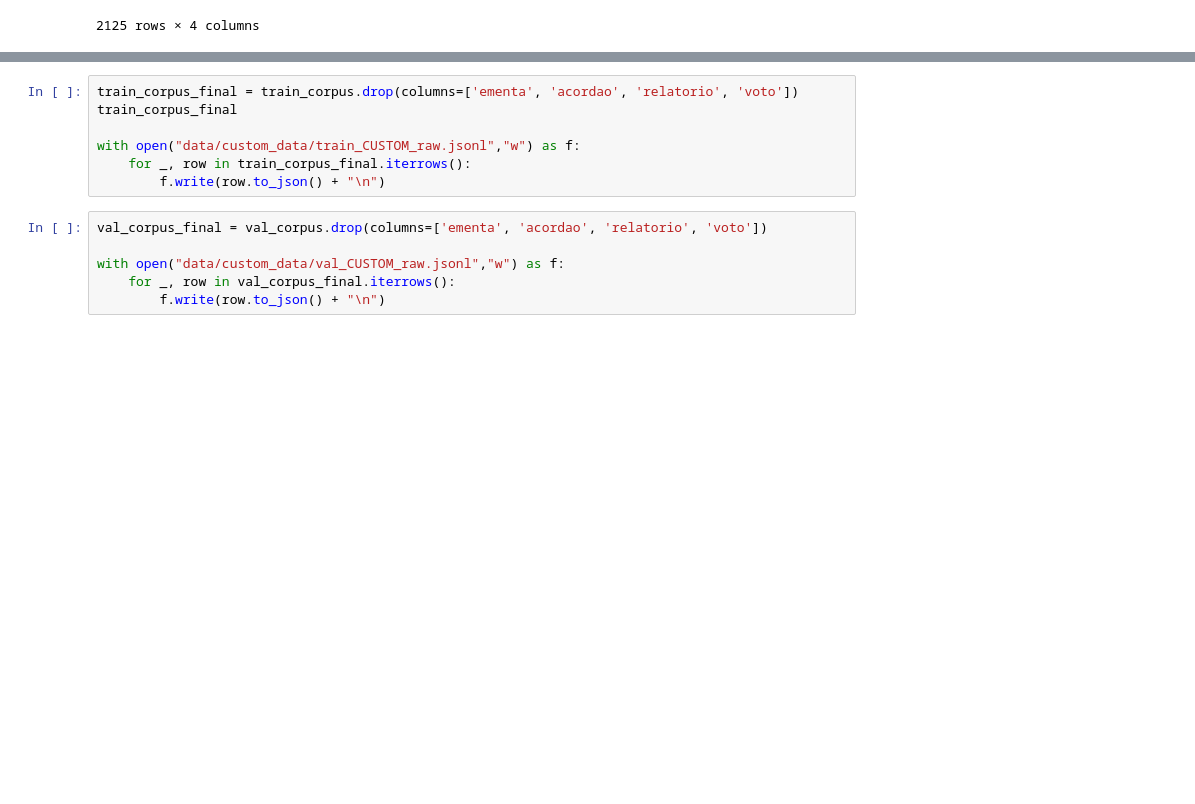
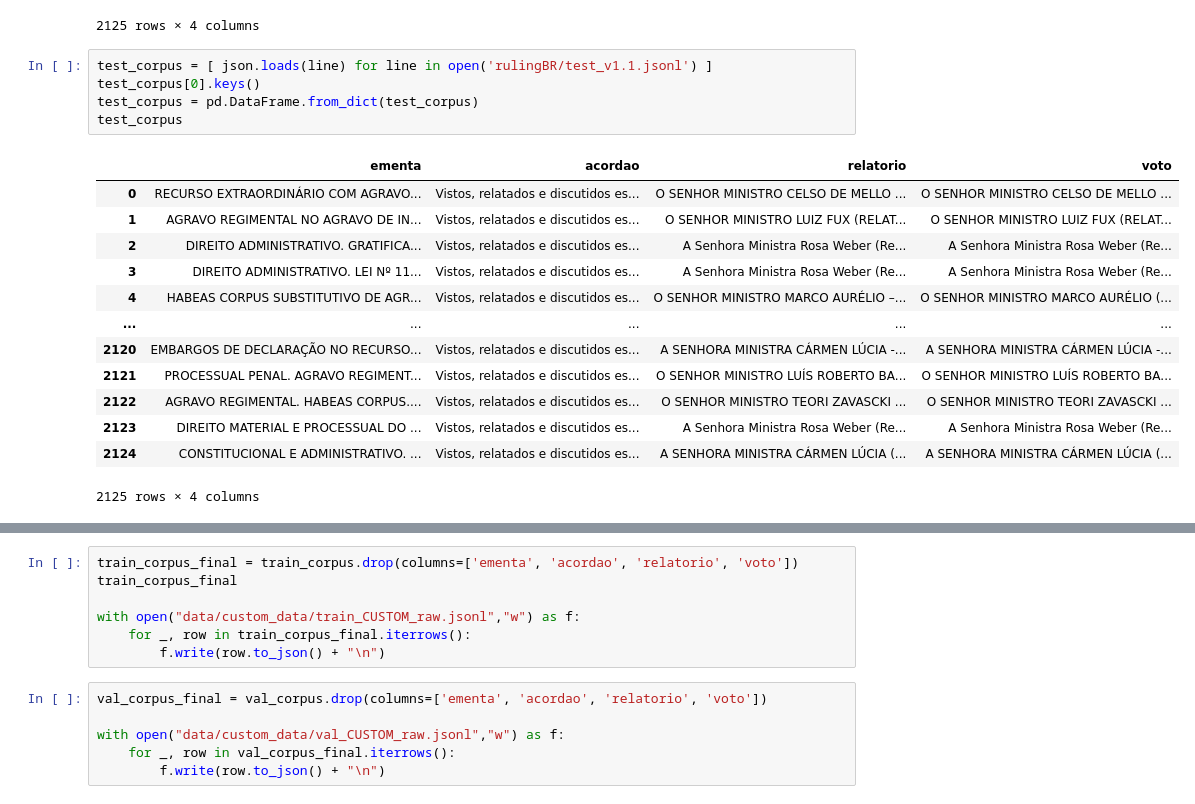
Before and after one commit to erichans/MemSum, a Jupyter notebook: Preprocess.ipynb, the cells around one changed output, grey strips where cells are left out. Saved outputs shown, nothing was run; the diff lists cells and outputs as text; blank space fills up the shorter version.

```diff
--- a/Preprocess.ipynb
+++ b/Preprocess.ipynb
@@ -60,6 +60,25 @@ val_corpus
 | 2123 | HABEAS CORPUS. PENAL. TRÁFICO INT... | Vistos, relatados e discutidos es... | O SENHOR MINISTRO TEORI ZAVASCKI ... | O SENHOR MINISTRO TEORI ZAVASCKI ... |
 | 2124 | DIREITO CIVIL E EMPRESARIAL. SOCI... | Vistos, relatados e discutidos es... | A Senhora Ministra Rosa Weber (Re... | A Senhora Ministra Rosa Weber (Re... |
 2125 rows × 4 columns
+# %%
+test_corpus = [ json.loads(line) for line in open('rulingBR/test_v1.1.jsonl') ]
+test_corpus[0].keys()
+test_corpus = pd.DataFrame.from_dict(test_corpus)
+test_corpus
+# %% [output]
+|  | ementa | acordao | relatorio | voto |
+| 0 | RECURSO EXTRAORDINÁRIO COM AGRAVO... | Vistos, relatados e discutidos es... | O SENHOR MINISTRO CELSO DE MELLO ... | O SENHOR MINISTRO CELSO DE MELLO ... |
+| 1 | AGRAVO REGIMENTAL NO AGRAVO DE IN... | Vistos, relatados e discutidos es... | O SENHOR MINISTRO LUIZ FUX (RELAT... | O SENHOR MINISTRO LUIZ FUX (RELAT... |
+| 2 | DIREITO ADMINISTRATIVO. GRATIFICA... | Vistos, relatados e discutidos es... | A Senhora Ministra Rosa Weber (Re... | A Senhora Ministra Rosa Weber (Re... |
+| 3 | DIREITO ADMINISTRATIVO. LEI Nº 11... | Vistos, relatados e discutidos es... | A Senhora Ministra Rosa Weber (Re... | A Senhora Ministra Rosa Weber (Re... |
+| 4 | HABEAS CORPUS SUBSTITUTIVO DE AGR... | Vistos, relatados e discutidos es... | O SENHOR MINISTRO MARCO AURÉLIO –... | O SENHOR MINISTRO MARCO AURÉLIO (... |
+| ... | ... | ... | ... | ... |
+| 2120 | EMBARGOS DE DECLARAÇÃO NO RECURSO... | Vistos, relatados e discutidos es... | A SENHORA MINISTRA CÁRMEN LÚCIA -... | A SENHORA MINISTRA CÁRMEN LÚCIA -... |
+| 2121 | PROCESSUAL PENAL. AGRAVO REGIMENT... | Vistos, relatados e discutidos es... | O SENHOR MINISTRO LUÍS ROBERTO BA... | O SENHOR MINISTRO LUÍS ROBERTO BA... |
+| 2122 | AGRAVO REGIMENTAL. HABEAS CORPUS.... | Vistos, relatados e discutidos es... | O SENHOR MINISTRO TEORI ZAVASCKI ... | O SENHOR MINISTRO TEORI ZAVASCKI ... |
+| 2123 | DIREITO MATERIAL E PROCESSUAL DO ... | Vistos, relatados e discutidos es... | A Senhora Ministra Rosa Weber (Re... | A Senhora Ministra Rosa Weber (Re... |
+| 2124 | CONSTITUCIONAL E ADMINISTRATIVO. ... | Vistos, relatados e discutidos es... | A SENHORA MINISTRA CÁRMEN LÚCIA (... | A SENHORA MINISTRA CÁRMEN LÚCIA (... |
+2125 rows × 4 columns
 # %%
 %%time
 train_corpus['input_completo'] = train_corpus['relatorio'] + ' ' + train_corpus['voto']
```
Also changed, not shown: parts of 7 cells of this notebook, 1 other file.
